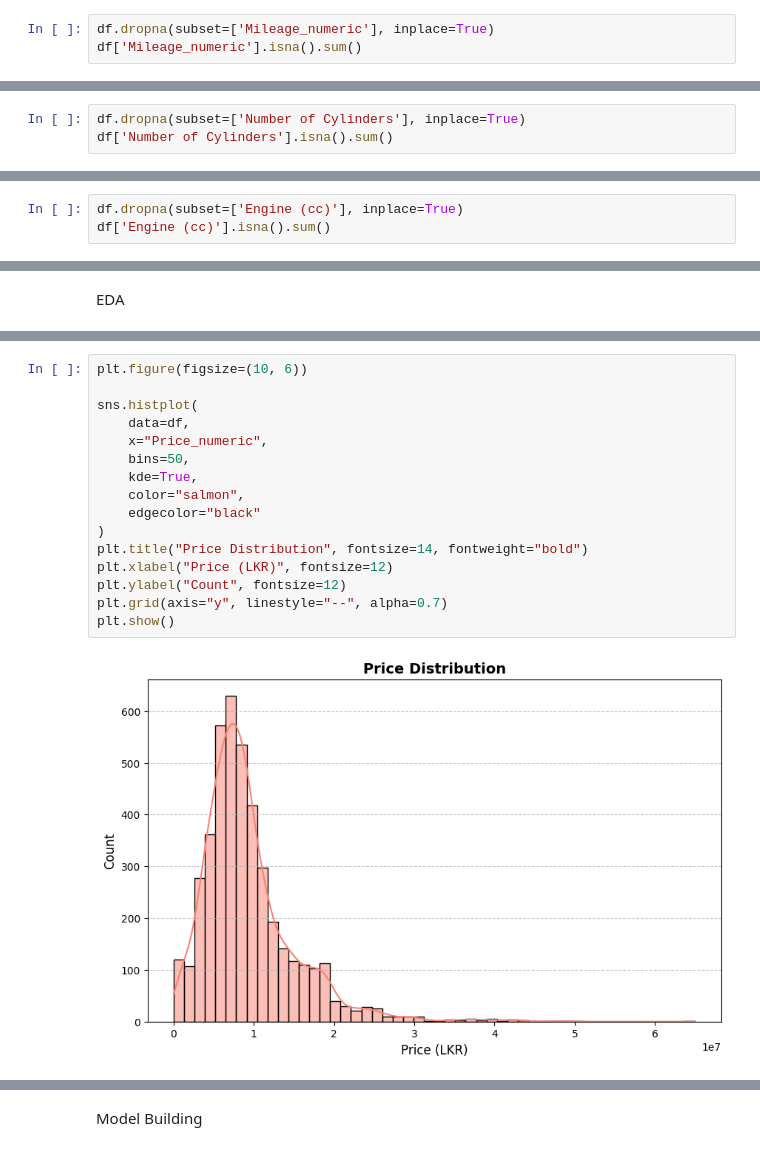
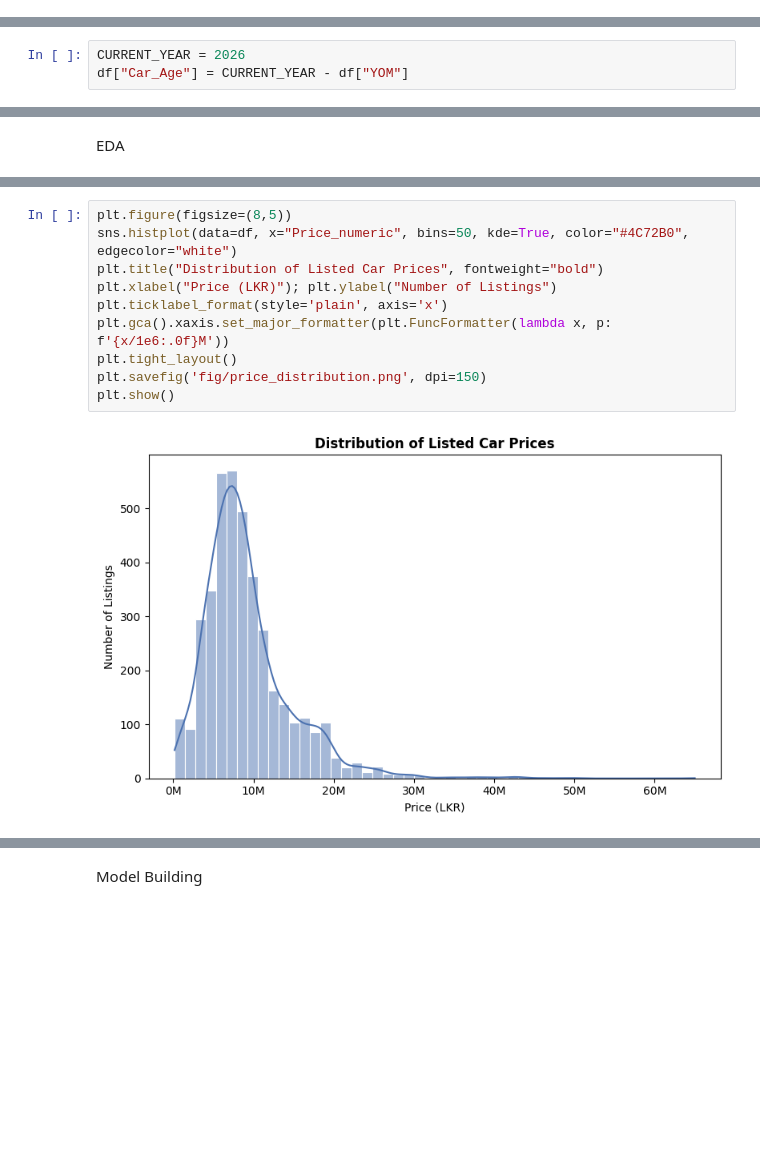
Before and after one commit to savindu777/Sri-Lanka-Car-Market-Anlaysis-2026, a Jupyter notebook: Main.ipynb, the cells around one changed output, grey strips where cells are left out. Drawn from its saved outputs; the diff is of its cells as text; blank space fills up the shorter version.

```diff
--- a/Main.ipynb
+++ b/Main.ipynb
@@ -115,3 +41,0 @@ np.int64(6)
-# %%
-df.dropna(subset=['Mileage_numeric'], inplace=True)
-df['Mileage_numeric'].isna().sum()
@@ -124,3 +41,0 @@ np.int64(156)
-# %%
-df.dropna(subset=['Number of Cylinders'], inplace=True)
-df['Number of Cylinders'].isna().sum()
@@ -141,3 +41,0 @@ np.int64(0)
-# %%
-df.dropna(subset=['Engine (cc)'], inplace=True)
-df['Engine (cc)'].isna().sum()
@@ -145,0 +102,3 @@ np.int64(0)
+# %%
+CURRENT_YEAR = 2026
+df["Car_Age"] = CURRENT_YEAR - df["YOM"]
@@ -229,21 +177,15 @@ plt.show()
 # %%
-plt.figure(figsize=(10, 6))
-
-sns.histplot(
-    data=df,
-    x="Price_numeric",
-    bins=50,
-    kde=True,
-    color="salmon",
-    edgecolor="black"
-)
-plt.title("Price Distribution", fontsize=14, fontweight="bold")
-plt.xlabel("Price (LKR)", fontsize=12)
-plt.ylabel("Count", fontsize=12)
-plt.grid(axis="y", linestyle="--", alpha=0.7)
+plt.figure(figsize=(8,5))
+sns.histplot(data=df, x="Price_numeric", bins=50, kde=True, color="#4C72B0", edgecolor="white")
+plt.title("Distribution of Listed Car Prices", fontweight="bold")
+plt.xlabel("Price (LKR)"); plt.ylabel("Number of Listings")
+plt.ticklabel_format(style='plain', axis='x')
+plt.gca().xaxis.set_major_formatter(plt.FuncFormatter(lambda x, p: f'{x/1e6:.0f}M'))
+plt.tight_layout()
+plt.savefig('fig/price_distribution.png', dpi=150)
 plt.show()
 # %% [output]
-[figure, old version]
+[figure, new version]
 # %%
 plt.figure(figsize=(10, 6))
 
```
Also changed, not shown: parts of 100 cells of this notebook, 32 other files.
